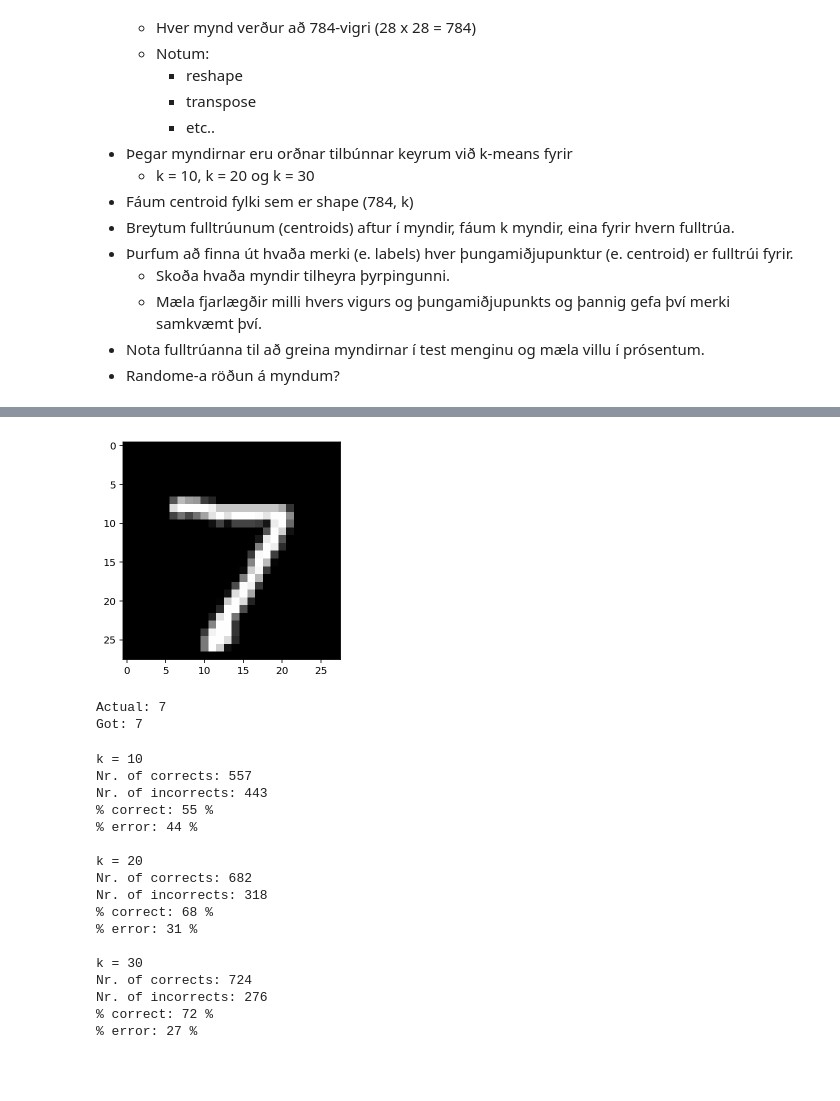
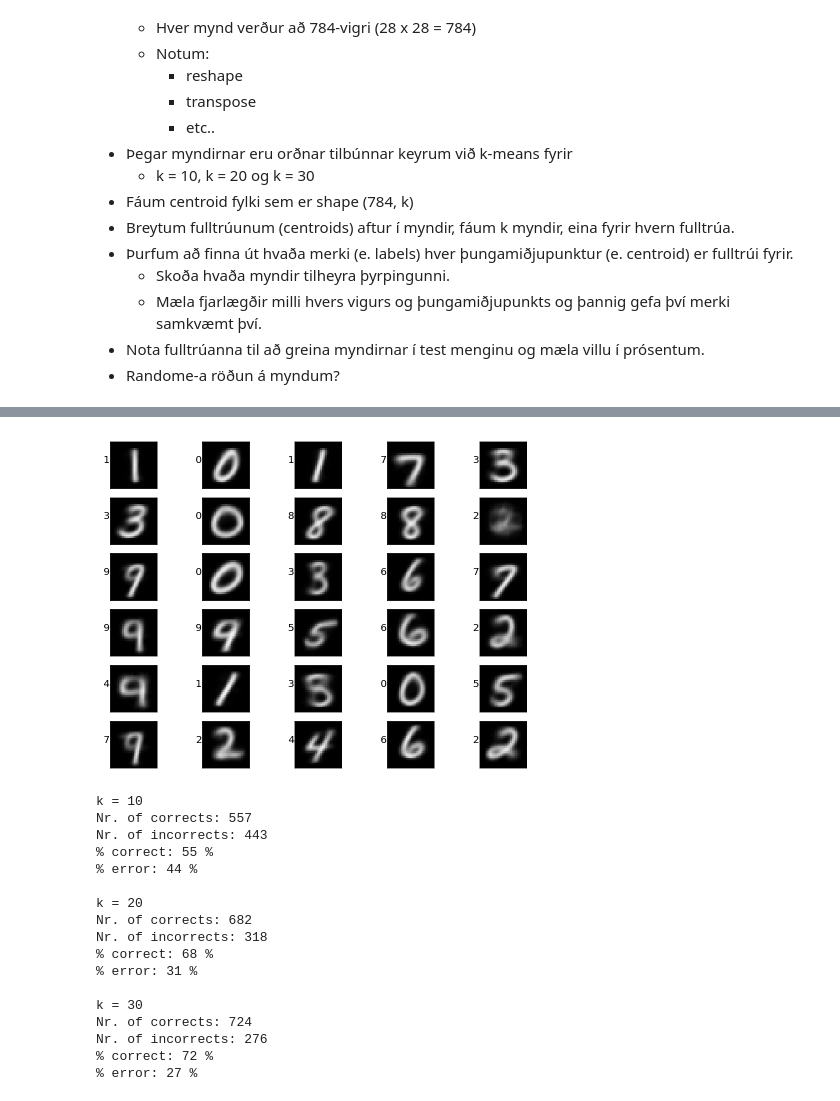
Before and after one commit to davidhs/rei201verkefni1, a Jupyter notebook: skilaverkefni1.ipynb, the cells around one changed output, grey strips where cells are left out. Saved outputs shown, nothing was run; the diff lists cells and outputs as text; code cells hidden in the pictures; blank space fills up the shorter version.

```diff
--- a/skilaverkefni1.ipynb
+++ b/skilaverkefni1.ipynb
@@ -206,3 +363,4 @@ if False:
 # %%
-if False:
-    test_bundle(bundle30, A_images, A_labels)
+do_plot_2(bundle30, A_images, A_labels)
+# %% [output]
+[figure, added]
@@ -222,7 +367 @@ def testzzz(idx, bundle, images, labels):
-# %%
-testzzz(0, bundle10, B_images, B_labels)
-# %% [output]
-[figure, removed]
-Actual: 7
-Got: 7
 # %%
```
Also changed, not shown: parts of 22 cells of this notebook, 3 other files.
